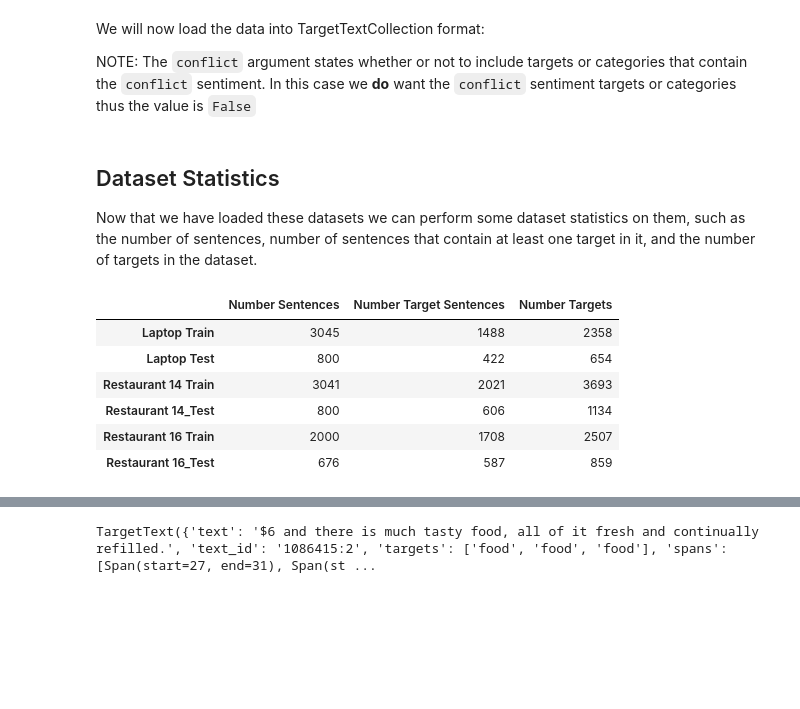
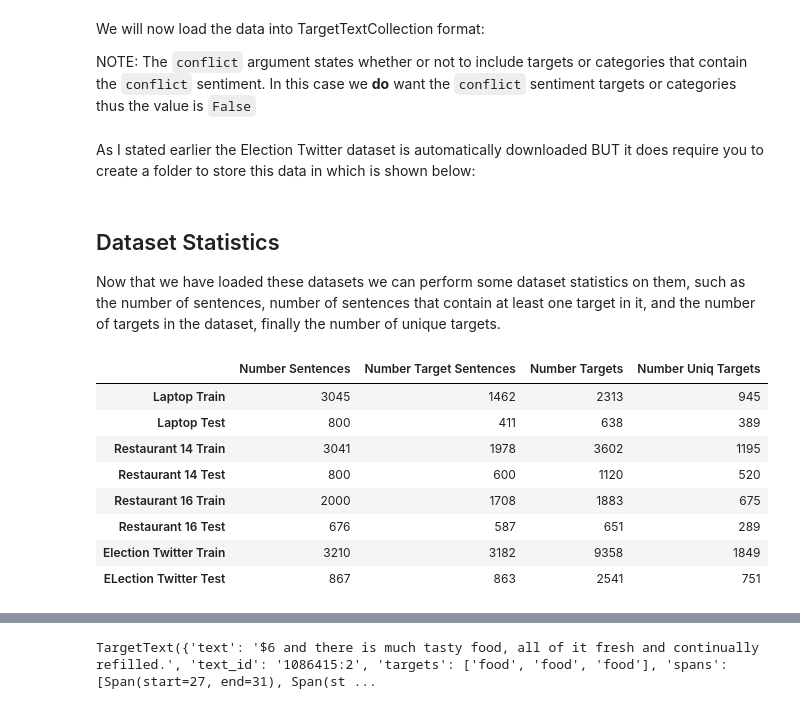
Before and after one commit to apmoore1/target-extraction, a Jupyter notebook: tutorials/Load_and_Explore_Target_Extraction.ipynb, the cells around one changed output, grey strips where cells are left out. Saved outputs shown, nothing was run; the diff lists cells and outputs as text; code cells hidden in the pictures; blank space fills up the shorter version.

```diff
--- a/tutorials/Load_and_Explore_Target_Extraction.ipynb
+++ b/tutorials/Load_and_Explore_Target_Extraction.ipynb
@@ -83,35 +67,47 @@ rest_14_train = semeval_2014(semeval_fps['Restaurants_Train_v2.xml'], conflict=F
 rest_14_test = semeval_2014(semeval_fps['Restaurants_Test_Gold.xml'], conflict=False)
 rest_16_train = semeval_2016(semeval_fps['ABSA16_Restaurants_Train_SB1_v2.xml'], conflict=False)
 rest_16_test = semeval_2016(semeval_fps['EN_REST_SB1_TEST.xml.gold'], conflict=False)
+# %% [markdown]
+As I stated earlier the Election Twitter dataset is automatically downloaded BUT it does require you to create a folder to store this data in which is shown below:
+# %%
+election_dataset_folder = Path('/tmp', 'election_dataset')
+election_train = wang_2017_election_twitter_train(election_dataset_folder)
+election_test = wang_2017_election_twitter_test(election_dataset_folder)
 # %% [markdown]
 ## Dataset Statistics
 
-Now that we have loaded these datasets we can perform some dataset statistics on them, such as the number of sentences, number of sentences that contain at least one target in it, and the number of  targets in the dataset.
+Now that we have loaded these datasets we can perform some dataset statistics on them, such as the number of sentences, number of sentences that contain at least one target in it, and the number of  targets in the dataset, finally the number of unique targets.
 # %%
 from collections import defaultdict
 import pandas as pd
 
 name_dataset = [('Laptop Train', laptop_train), ('Laptop Test', laptop_test),
                 ('Restaurant 14 Train', rest_14_train),
-                ('Restaurant 14_Test', rest_14_test),
+                ('Restaurant 14 Test', rest_14_test),
                 ('Restaurant 16 Train', rest_16_train),
-                ('Restaurant 16_Test', rest_16_test)]
+                ('Restaurant 16 Test', rest_16_test),
+                ('Election Twitter Train', election_train),
+                ('ELection Twitter Test', election_test)]
 dataset_stats = defaultdict(lambda: {})
 
 for name, dataset in name_dataset:
   num_sentences = len(dataset)
   num_targ_sents = len(dataset.samples_with_targets())
-  num_targs = sum([count for count in dataset.target_count().values()])
+  num_targs = dataset.number_targets(incl_none_targets=False)
+  num_unique_targets = len(dataset.target_count(lower=True))
 
   dataset_stats[name]['Number Sentences'] = num_sentences
   dataset_stats[name]['Number Target Sentences'] = num_targ_sents
   dataset_stats[name]['Number Targets'] = num_targs
+  dataset_stats[name]['Number Uniq Targets'] = num_unique_targets
 pd.DataFrame(dataset_stats).T
 # %% [output]
-|  | Number Sentences | Number Target Sentences | Number Targets |
-| Laptop Train | 3045 | 1488 | 2358 |
-| Laptop Test | 800 | 422 | 654 |
-| Restaurant 14 Train | 3041 | 2021 | 3693 |
-| Restaurant 14_Test | 800 | 606 | 1134 |
-| Restaurant 16 Train | 2000 | 1708 | 2507 |
-| Restaurant 16_Test | 676 | 587 | 859 |
+|  | Number Sentences | Number Target Sentences | Number Targets | Number Uniq Targets |
+| Laptop Train | 3045 | 1462 | 2313 | 945 |
+| Laptop Test | 800 | 411 | 638 | 389 |
+| Restaurant 14 Train | 3041 | 1978 | 3602 | 1195 |
+| Restaurant 14 Test | 800 | 600 | 1120 | 520 |
+| Restaurant 16 Train | 2000 | 1708 | 1883 | 675 |
+| Restaurant 16 Test | 676 | 587 | 651 | 289 |
+| Election Twitter Train | 3210 | 3182 | 9358 | 1849 |
+| ELection Twitter Test | 867 | 863 | 2541 | 751 |
```
Also changed, not shown: parts of 32 cells of this notebook.
